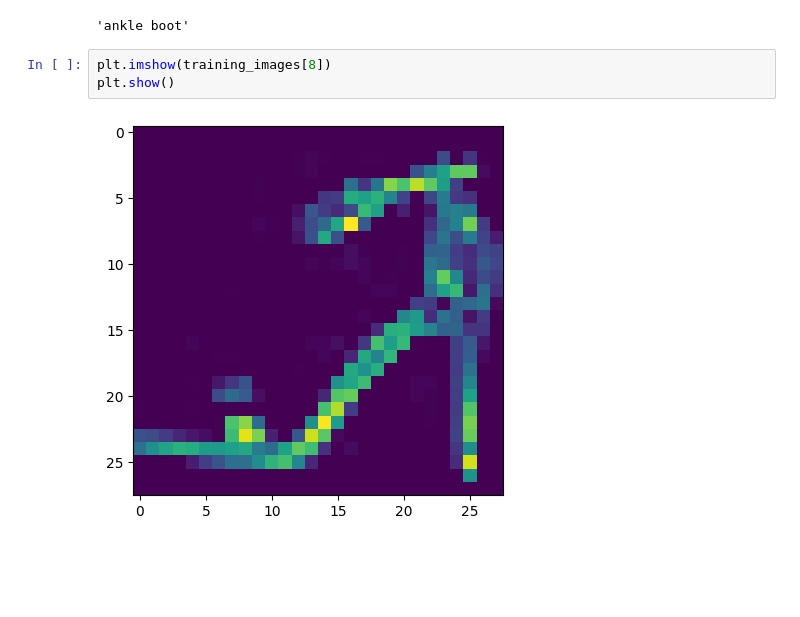
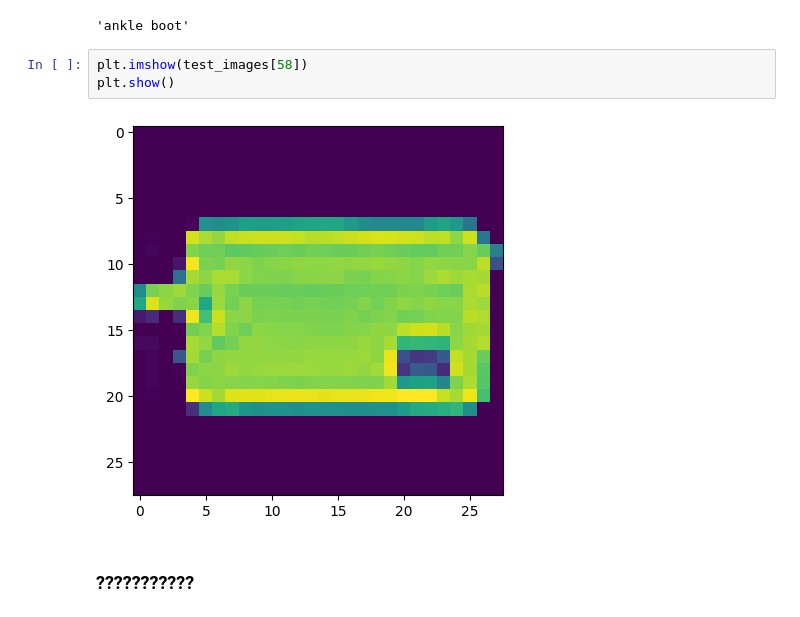
Before and after one commit to salim4n/Mes-Notebooks, a Jupyter notebook: Tf_mnist.ipynb, the cells around one changed output. Cells and saved outputs as stored; diff of their text form; blank space fills up the shorter version.

```diff
--- a/Tf_mnist.ipynb
+++ b/Tf_mnist.ipynb
@@ -498,7 +498,9 @@ labels[8]
 # %% [output]
 'ankle boot'
 # %%
-plt.imshow(training_images[8])
+plt.imshow(test_images[58])
 plt.show()
 # %% [output]
-[figure, old version]
+[figure, new version]
+# %% [markdown]
+### ???????????
```
